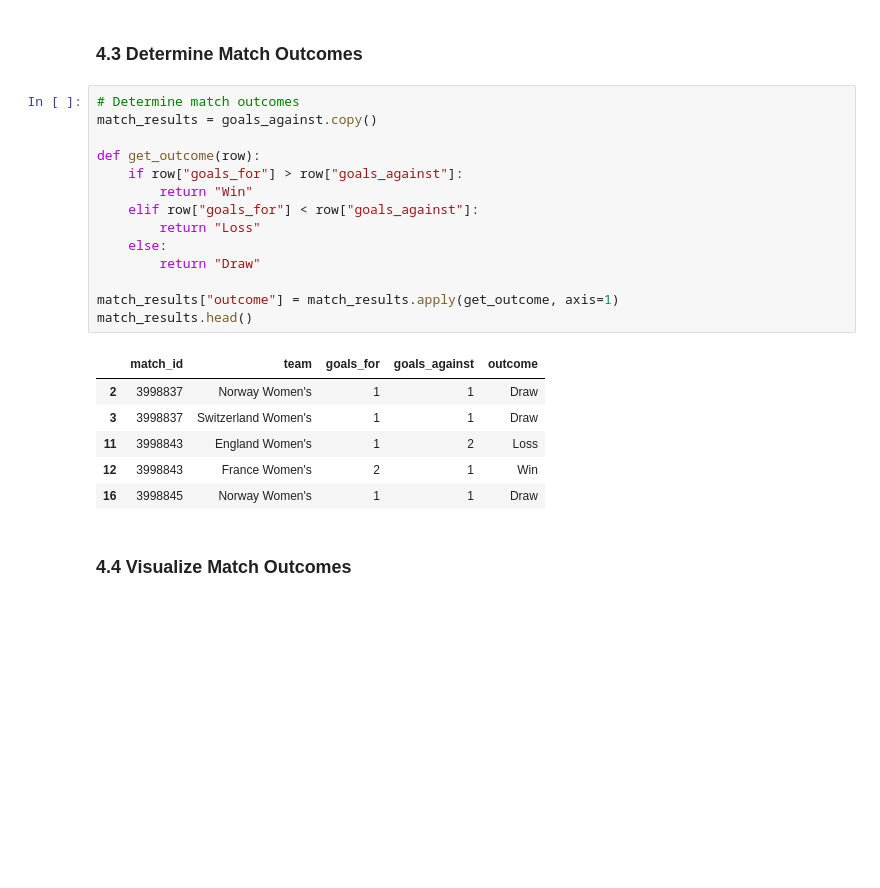
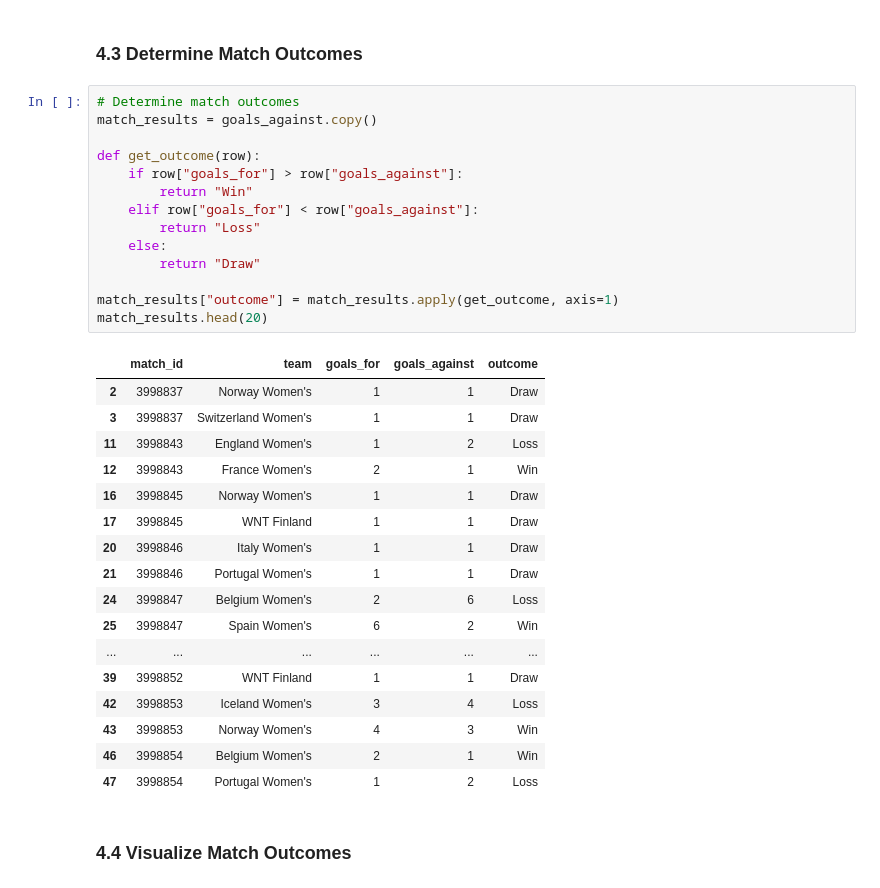
Before and after one commit to meganclapinski25/Euro2025_Data_Analysis, a Jupyter notebook: notebooks/data_load.ipynb, the cells around one changed output. Saved outputs shown, nothing was run; the diff lists cells and outputs as text; blank space fills up the shorter version.

```diff
--- a/notebooks/data_load.ipynb
+++ b/notebooks/data_load.ipynb
@@ -360,24 +403,35 @@ goals_against.head()
 # %%
 # Determine match outcomes
 match_results = goals_against.copy()
 
 def get_outcome(row):
     if row["goals_for"] > row["goals_against"]:
         return "Win"
     elif row["goals_for"] < row["goals_against"]:
         return "Loss"
     else:
         return "Draw"
 
 match_results["outcome"] = match_results.apply(get_outcome, axis=1)
-match_results.head()
+match_results.head(20)
 # %% [output]
 |  | match_id | team | goals_for | goals_against | outcome |
 | 2 | 3998837 | Norway Women's | 1 | 1 | Draw |
 | 3 | 3998837 | Switzerland Women's | 1 | 1 | Draw |
 | 11 | 3998843 | England Women's | 1 | 2 | Loss |
 | 12 | 3998843 | France Women's | 2 | 1 | Win |
 | 16 | 3998845 | Norway Women's | 1 | 1 | Draw |
+| 17 | 3998845 | WNT Finland | 1 | 1 | Draw |
+| 20 | 3998846 | Italy Women's | 1 | 1 | Draw |
+| 21 | 3998846 | Portugal Women's | 1 | 1 | Draw |
+| 24 | 3998847 | Belgium Women's | 2 | 6 | Loss |
+| 25 | 3998847 | Spain Women's | 6 | 2 | Win |
+| ... | ... | ... | ... | ... | ... |
+| 39 | 3998852 | WNT Finland | 1 | 1 | Draw |
+| 42 | 3998853 | Iceland Women's | 3 | 4 | Loss |
+| 43 | 3998853 | Norway Women's | 4 | 3 | Win |
+| 46 | 3998854 | Belgium Women's | 2 | 1 | Win |
+| 47 | 3998854 | Portugal Women's | 1 | 2 | Loss |
 # %% [markdown]
 ### 4.4 Visualize Match Outcomes
 # %%
```
Also changed, not shown: parts of 7 cells of this notebook.
